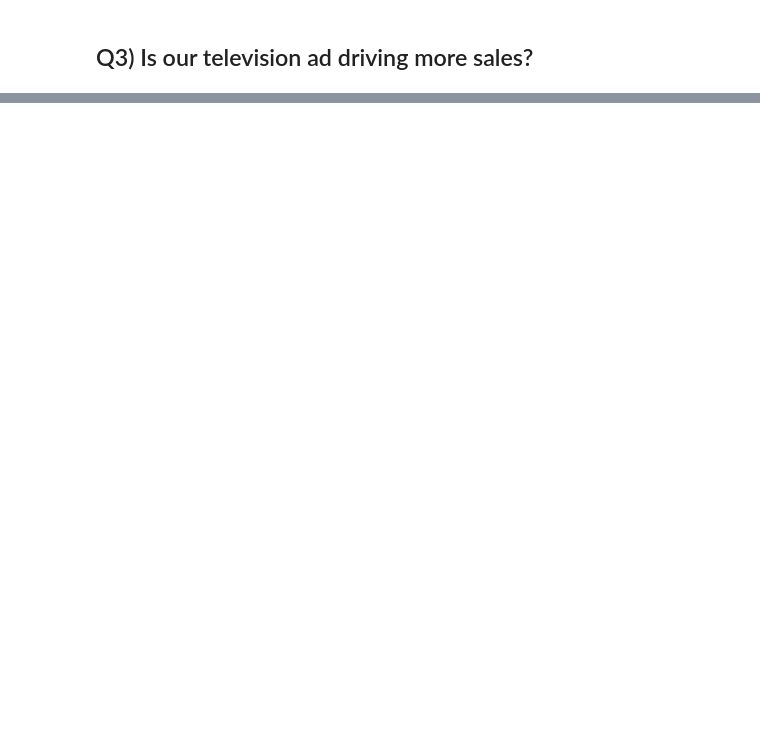
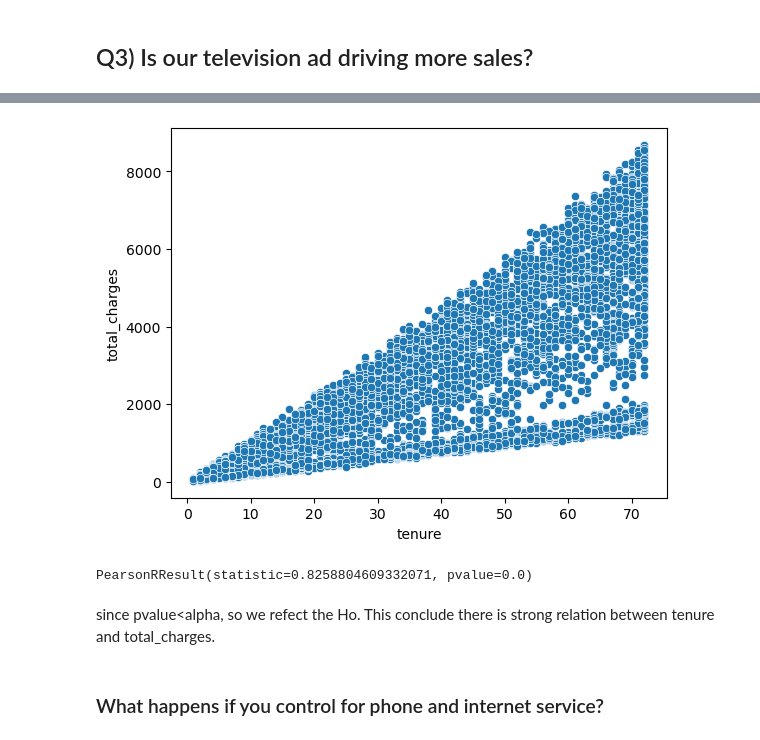
Before and after one commit to sikandar-shrestha/statistics-exercises, a Jupyter notebook: hypothesis_testing.ipynb, the cells around one changed output, grey strips where cells are left out. Drawn from its saved outputs; the diff is of its cells as text; code cells hidden in the pictures; blank space fills up the shorter version.

```diff
--- a/hypothesis_testing.ipynb
+++ b/hypothesis_testing.ipynb
@@ -50,0 +492,3 @@ Is our television ad driving more sales?
+# %%
+df=pd.read_sql('select * from customers',url)
+df.head()
@@ -50,0 +542,6 @@ Is our television ad driving more sales?
+# %%
+# 1st option is to completely remove them from the dataset
+df=df[df.total_charges !=' ']
+
+# 2nd option is sterization
+# df.total_charges.str.replace(' ','0.0').astype(float)
@@ -50,0 +588,2 @@ Is our television ad driving more sales?
+# %%
+df.total_charges=df.total_charges.astype(float)
@@ -50,0 +612,14 @@ Is our television ad driving more sales?
+# %%
+sns.scatterplot(data=df,x='tenure',y='total_charges');
+# %% [output]
+[figure, added]
+# %%
+# calculate appropriate test statistic and p-value
+stats.pearsonr(df.tenure,df.total_charges)
+# %% [output]
+PearsonRResult(statistic=0.8258804609332071, pvalue=0.0)
+# %% [markdown]
+since pvalue<alpha, so we refect the Ho.
+This conclude there is strong relation between tenure and total_charges.
+# %% [markdown]
+### What happens if you control for phone and internet service?
```
Also changed, not shown: parts of 148 cells of this notebook.
